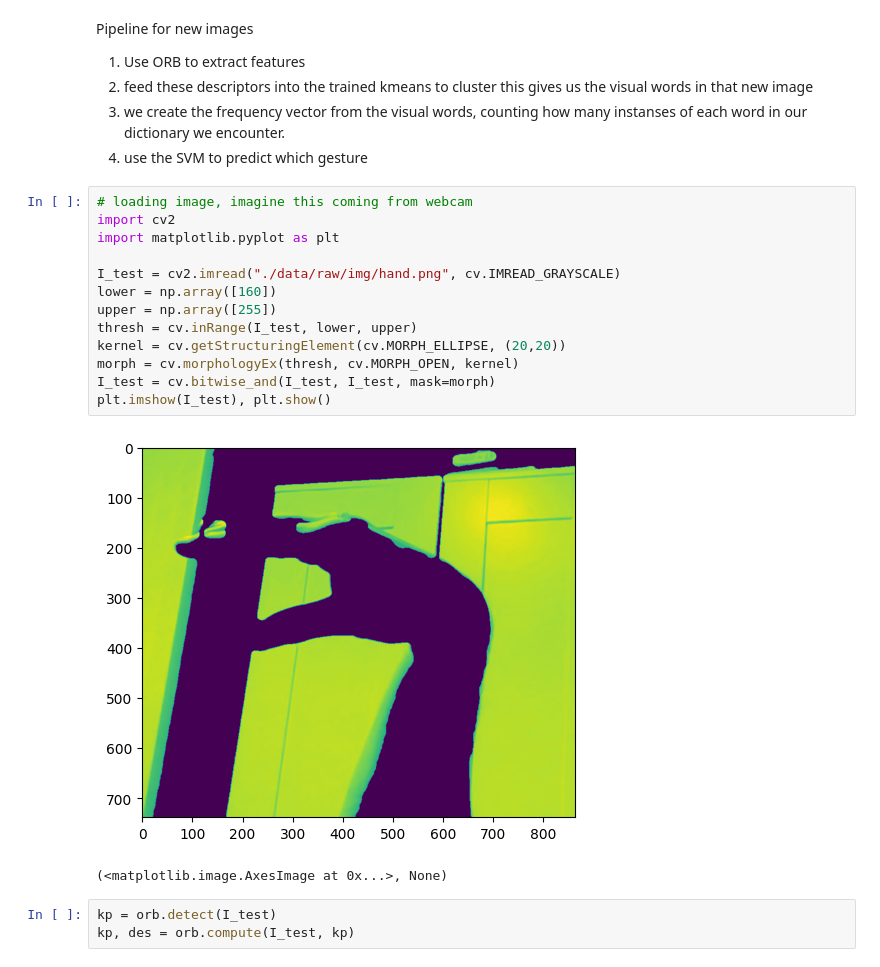
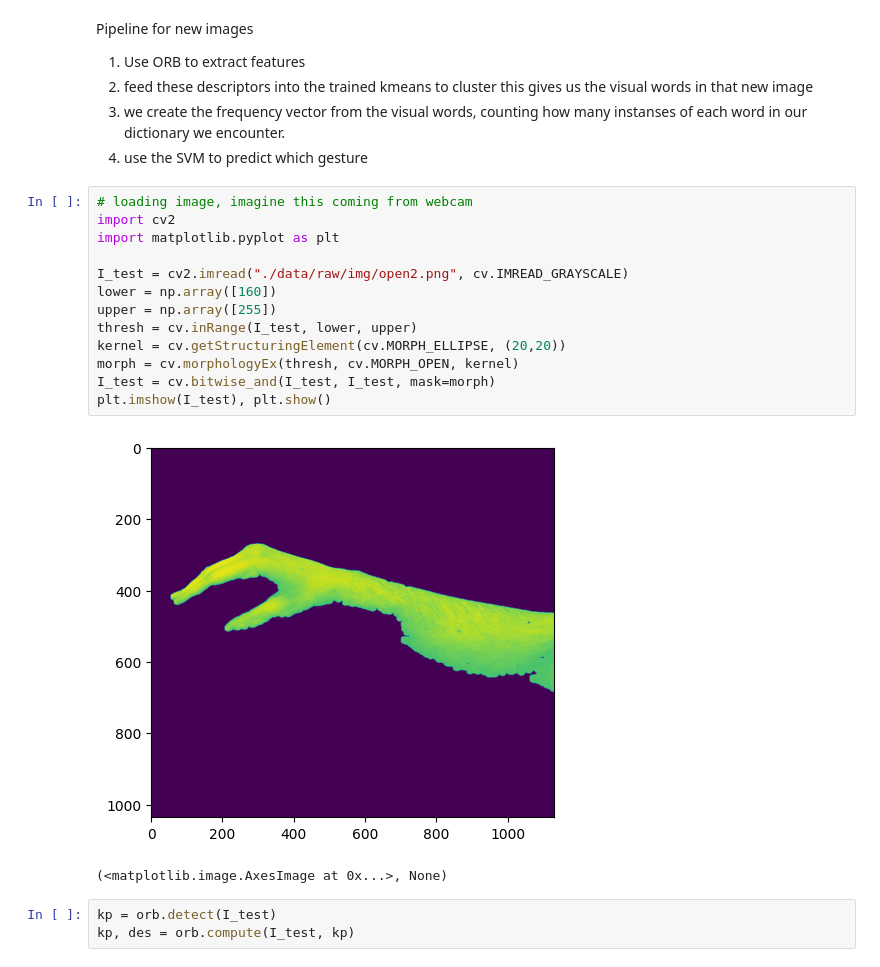
Before and after one commit to eirivarn/ComputerVisionInverseKinematics, a Jupyter notebook: GestureRecognition.ipynb, the cells around one changed output. Drawn from its saved outputs; the diff is of its cells as text.

```diff
--- a/GestureRecognition.ipynb
+++ b/GestureRecognition.ipynb
@@ -212,18 +268,18 @@ Pipeline for new images
 # %%
 # loading image, imagine this coming from webcam
 import cv2
 import matplotlib.pyplot as plt
 
-I_test = cv2.imread("./data/raw/img/hand.png", cv.IMREAD_GRAYSCALE)
+I_test = cv2.imread("./data/raw/img/open2.png", cv.IMREAD_GRAYSCALE)
 lower = np.array([160])
 upper = np.array([255])
 thresh = cv.inRange(I_test, lower, upper)
 kernel = cv.getStructuringElement(cv.MORPH_ELLIPSE, (20,20))
 morph = cv.morphologyEx(thresh, cv.MORPH_OPEN, kernel)
 I_test = cv.bitwise_and(I_test, I_test, mask=morph)
 plt.imshow(I_test), plt.show()
 # %% [output]
-[figure, old version]
+[figure, new version]
 (<matplotlib.image.AxesImage at 0x...>, None)
 # %%
 kp = orb.detect(I_test)
```
Also changed, not shown: parts of 20 cells of this notebook, 3 other files.
